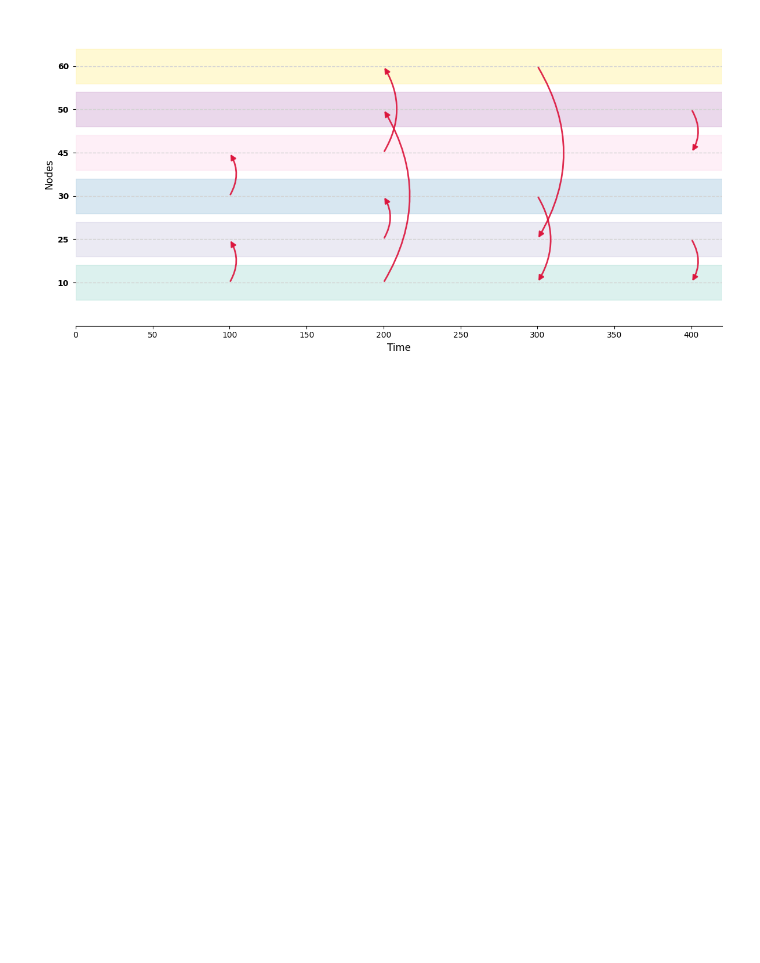
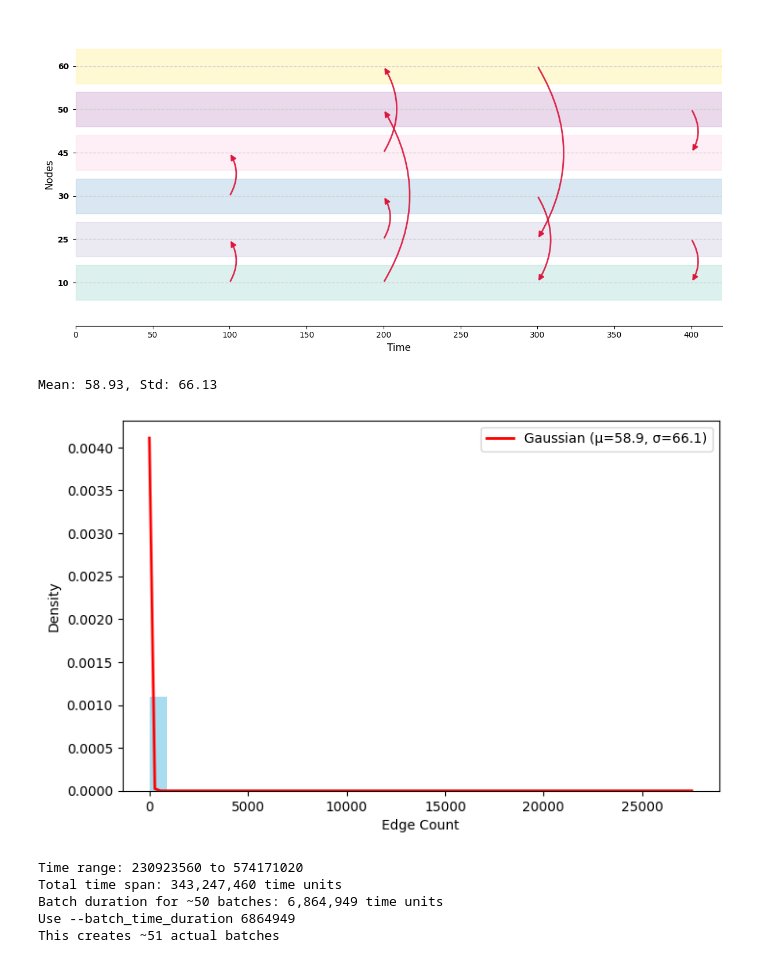
Before and after one commit to ashfaq1701/temporal-random-walk-test, a Jupyter notebook: test.ipynb, the cells around one changed output. Cells and saved outputs as stored; diff of their text form; code cells hidden in the pictures; blank space fills up the shorter version.

```diff
--- a/test.ipynb
+++ b/test.ipynb
@@ -164,3 +164,73 @@ merged_df = pd.concat(dfs)
 selected_df = merged_df[['u', 'i', 'ts']]
 # %%
 selected_df.to_parquet('/Users/ashfaqsalehin/Downloads/4_hour_data.parquet')
+# %%
+import pandas as pd
+import numpy as np
+import matplotlib.pyplot as plt
+
+# Load only timestamp column
+edges_df = pd.read_csv('/Users/ashfaqsalehin/Downloads/TEA-datasets/csv_datasets/yahoo-song.csv')
+
+# Convert to numpy array and use numpy for counting
+ts_array = edges_df['ts'].values
+unique_ts, counts = np.unique(ts_array, return_counts=True)
+
+# Convert back to pandas Series if needed (for consistency)
+edge_counts = pd.Series(counts, index=unique_ts)
+
+# Stats
+mean_count = np.mean(counts)
+std_count = np.std(counts)
+
+print(f"Mean: {mean_count:.2f}, Std: {std_count:.2f}")
+
+# Plot
+plt.figure(figsize=(8, 5))
+plt.hist(counts, bins=30, density=True, alpha=0.7, color='skyblue')
+
+x = np.linspace(counts.min(), counts.max(), 100)
+gaussian = (1/(std_count * np.sqrt(2 * np.pi))) * np.exp(-0.5 * ((x - mean_count)/std_count)**2)
+plt.plot(x, gaussian, 'r-', linewidth=2, label=f'Gaussian (μ={mean_count:.1f}, σ={std_count:.1f})')
+
+plt.xlabel('Edge Count')
+plt.ylabel('Density')
+plt.legend()
+plt.show()
+# %% [output]
+Mean: 58.93, Std: 66.13
+[figure, added]
+# %%
+# Get time range
+min_ts = edges_df['ts'].min()
+max_ts = edges_df['ts'].max()
+total_time_range = max_ts - min_ts
+
+# Calculate batch duration for ~50 batches
+batch_duration = total_time_range // 50
+
+print(f"Time range: {min_ts} to {max_ts}")
+print(f"Total time span: {total_time_range:,} time units")
+print(f"Batch duration for ~50 batches: {batch_duration:,} time units")
+print(f"Use --batch_time_duration {batch_duration}")
+
+# Verify: how many actual batches this creates
+unique_timestamps = np.sort(edges_df['ts'].unique())
+batch_count = 0
+current_time = min_ts
+
+while current_time <= max_ts:
+    batch_end = current_time + batch_duration
+    timestamps_in_batch = np.sum((unique_timestamps >= current_time) &
+                                (unique_timestamps < batch_end))
+    if timestamps_in_batch > 0:
+        batch_count += 1
+    current_time = batch_end
+
+print(f"This creates ~{batch_count} actual batches")
+# %% [output]
+Time range: 230923560 to 574171020
+Total time span: 343,247,460 time units
+Batch duration for ~50 batches: 6,864,949 time units
+Use --batch_time_duration 6864949
+This creates ~51 actual batches
```
Also changed, not shown: 1 other file.
